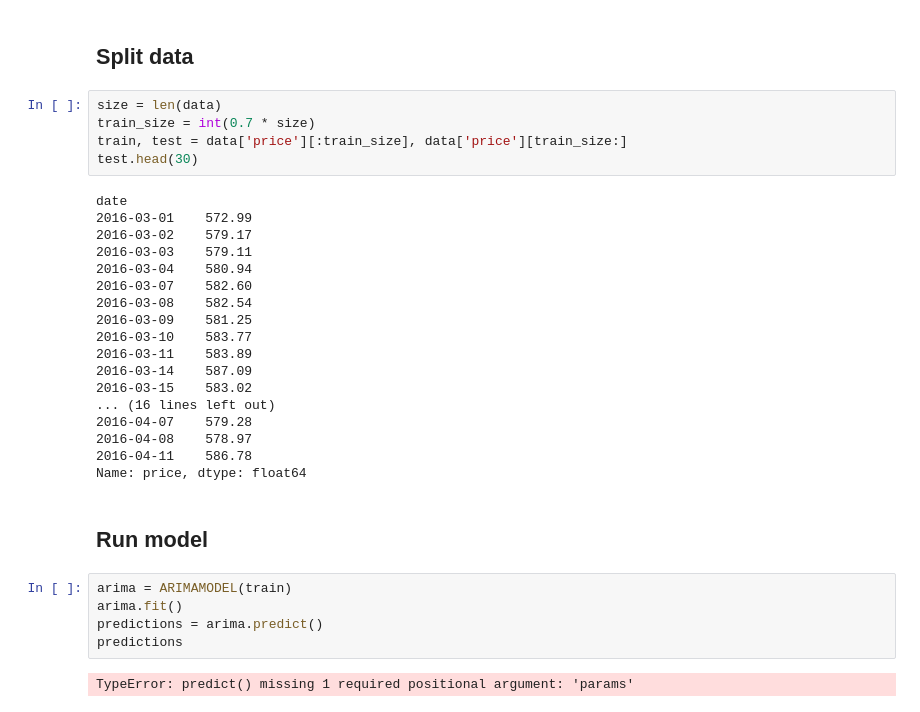
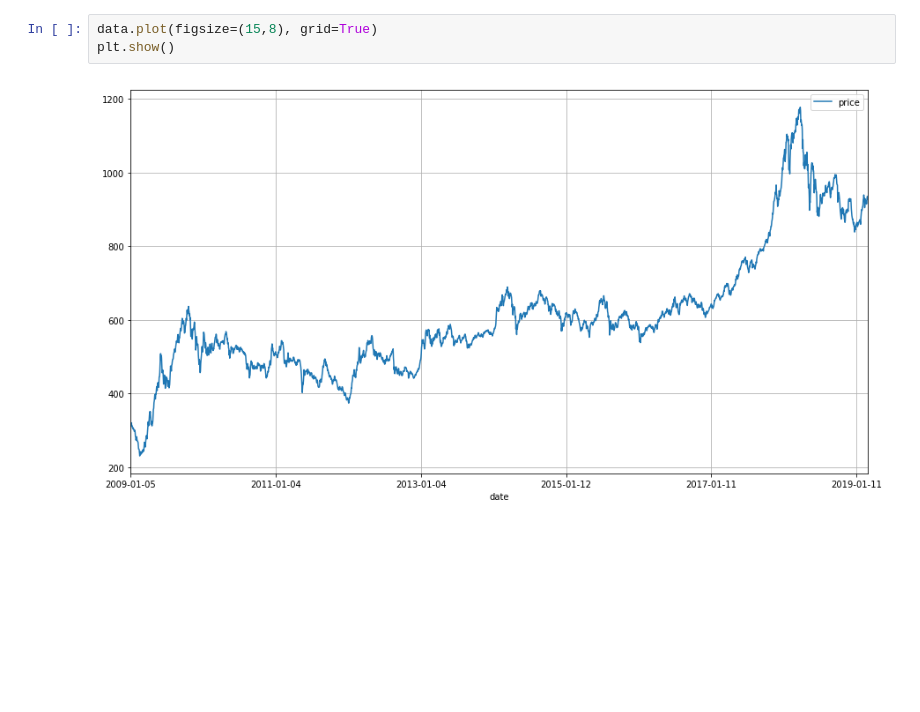
Before and after one commit to thanhphuong163/ForecastingStockPrice_thesis, a Jupyter notebook: research.ipynb, the cells around one changed output. Saved outputs shown, nothing was run; the diff lists cells and outputs as text; blank space fills up the shorter version.

```diff
--- a/research.ipynb
+++ b/research.ipynb
@@ -21,34 +17,5 @@ data.plot(figsize=(20,8), grid=True)
-# %% [markdown]
-## Split data
-# %%
-size = len(data)
-train_size = int(0.7 * size)
-train, test = data['price'][:train_size], data['price'][train_size:]
-test.head(30)
-# %% [output]
-date
-2016-03-01    572.99
-2016-03-02    579.17
-2016-03-03    579.11
-2016-03-04    580.94
-2016-03-07    582.60
-2016-03-08    582.54
-2016-03-09    581.25
-2016-03-10    583.77
-2016-03-11    583.89
-2016-03-14    587.09
-2016-03-15    583.02
-... (16 lines left out)
-2016-04-07    579.28
-2016-04-08    578.97
-2016-04-11    586.78
-Name: price, dtype: float64
-# %% [markdown]
-## Run model
-# %%
-arima = ARIMAMODEL(train)
-arima.fit()
-predictions = arima.predict()
-predictions
-# %% [output]
-TypeError: predict() missing 1 required positional argument: 'params'
+# %%
+data.plot(figsize=(15,8), grid=True)
+plt.show()
+# %% [output]
+[figure, added]
```
Also changed, not shown: parts of 11 cells of this notebook, 4 other files.
